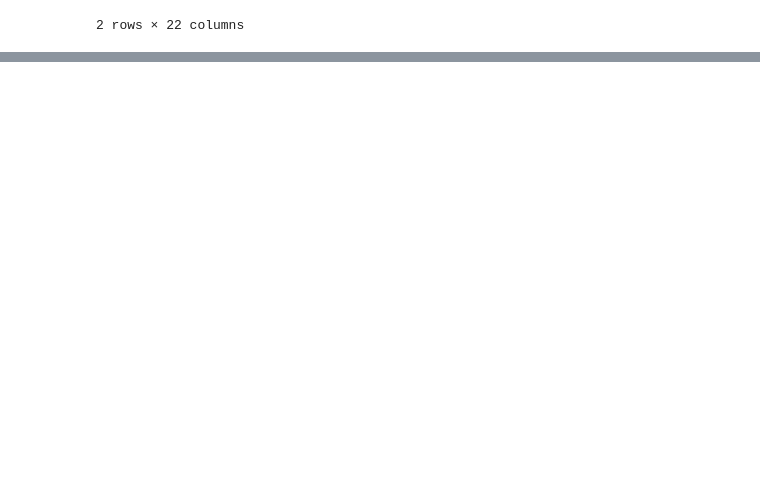
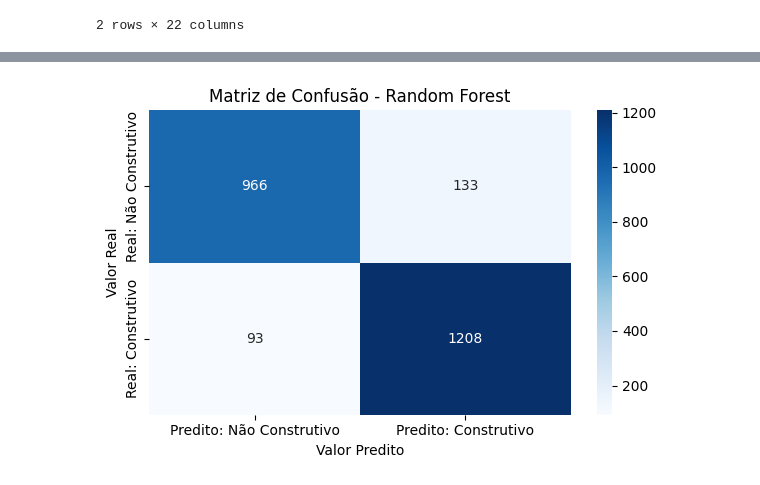
Before and after one commit to SiddiJr/trabalho-final-min-dados, a Jupyter notebook: trabalho_final.ipynb, the cells around one changed output, grey strips where cells are left out. Cells and saved outputs as stored; diff of their text form; code cells hidden in the pictures; blank space fills up the shorter version.

```diff
--- a/trabalho_final.ipynb
+++ b/trabalho_final.ipynb
@@ -106,0 +151,15 @@ weighted avg       0.90      0.90      0.90      2400
+# %%
+import seaborn as sns
+import matplotlib.pyplot as plt
+# Cria o heatmap da matriz de confusão
+plt.figure(figsize=(6, 4))
+sns.heatmap(conf_matrix, annot=True, fmt='d', cmap='Blues',
+            xticklabels=['Predito: Não Construtivo', 'Predito: Construtivo'],
+            yticklabels=['Real: Não Construtivo', 'Real: Construtivo'])
+plt.title('Matriz de Confusão - Random Forest')
+plt.xlabel('Valor Predito')
+plt.ylabel('Valor Real')
+plt.tight_layout()
+plt.show()
+# %% [output]
+[figure, added]
```
Also changed, not shown: parts of 6 cells of this notebook.
